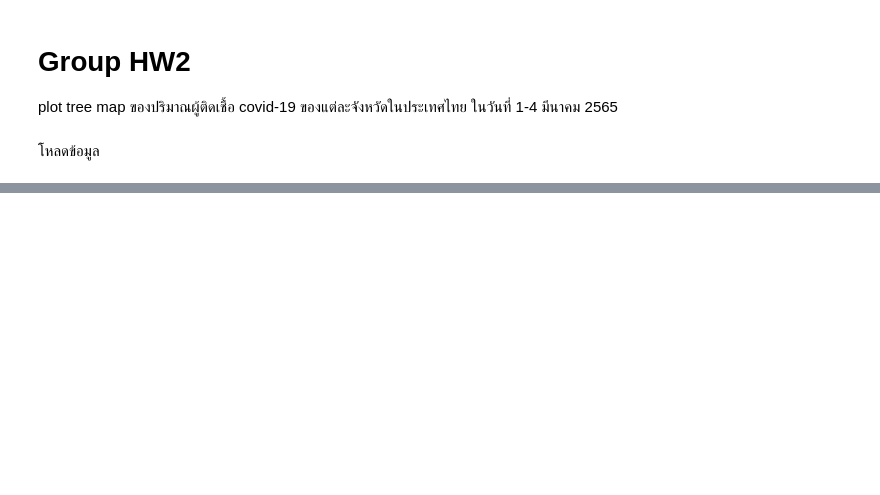
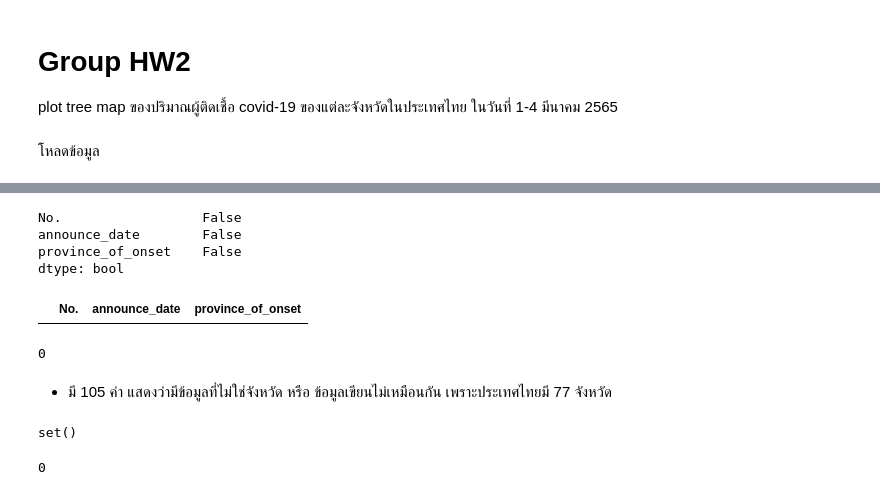
Before and after one commit to team0243/data_viz_2022, a Jupyter notebook: DataViz04_Data_Comparison.ipynb, the cells around one changed output, grey strips where cells are left out. Cells and saved outputs as stored; diff of their text form; code cells hidden in the pictures; blank space fills up the shorter version.

```diff
--- a/DataViz04_Data_Comparison.ipynb
+++ b/DataViz04_Data_Comparison.ipynb
@@ -472,0 +547,22 @@ path = '/content/drive/My Drive/DATA' #ทำการเชื่อมกั
+# %%
+new_data.isnull().any()     # ดูว่ามีค่า missing มั้ย
+# %% [output]
+No.                  False
+announce_date        False
+province_of_onset    False
+dtype: bool
+# %%
+data_drop = new_data.dropna()      # ค่าข้อมูลที่มี missing ออก   ซึ่งในที่นี้ คือ แถวที่ province_of_onset เป็นค่า NaN
+data_drop
+# %% [output]
+|  | No. | announce_date | province_of_onset |
+# %%
+len(set(data_drop['province_of_onset']))    # ดูว่าข้อมูลใน province_of_onset มีกี่ค่า
+# %% [output]
+0
+# %% [markdown]
+* มี 105 ค่า แสดงว่ามีข้อมูลที่ไม่ใช่จังหวัด หรือ ข้อมูลเขียนไม่เหมือนกัน เพราะประเทศไทยมี 77 จังหวัด
+# %%
+set(data_drop['province_of_onset'])     # ดูว่าข้อมูลใน province_of_onset ว่ามีข้อมูลอะไรบ้าง
+# %% [output]
+set()
@@ -472,0 +599,4 @@ path = '/content/drive/My Drive/DATA' #ทำการเชื่อมกั
+# %%
+len(set(data_drop['province_of_onset']))    # ดูว่าข้อมูลใน province_of_onset มีกี่ค่า
+# %% [output]
+0
```
Also changed, not shown: parts of 55 cells of this notebook.
